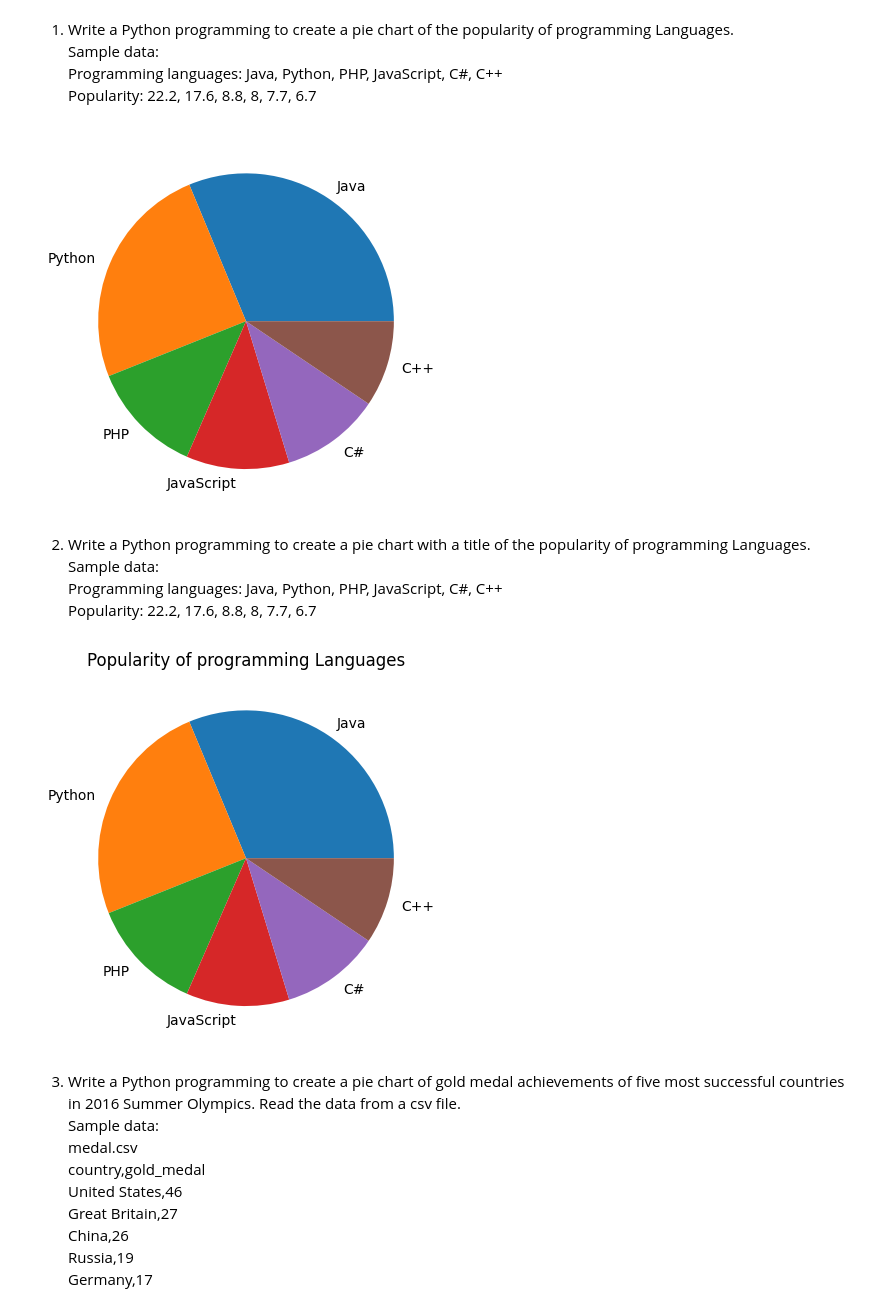
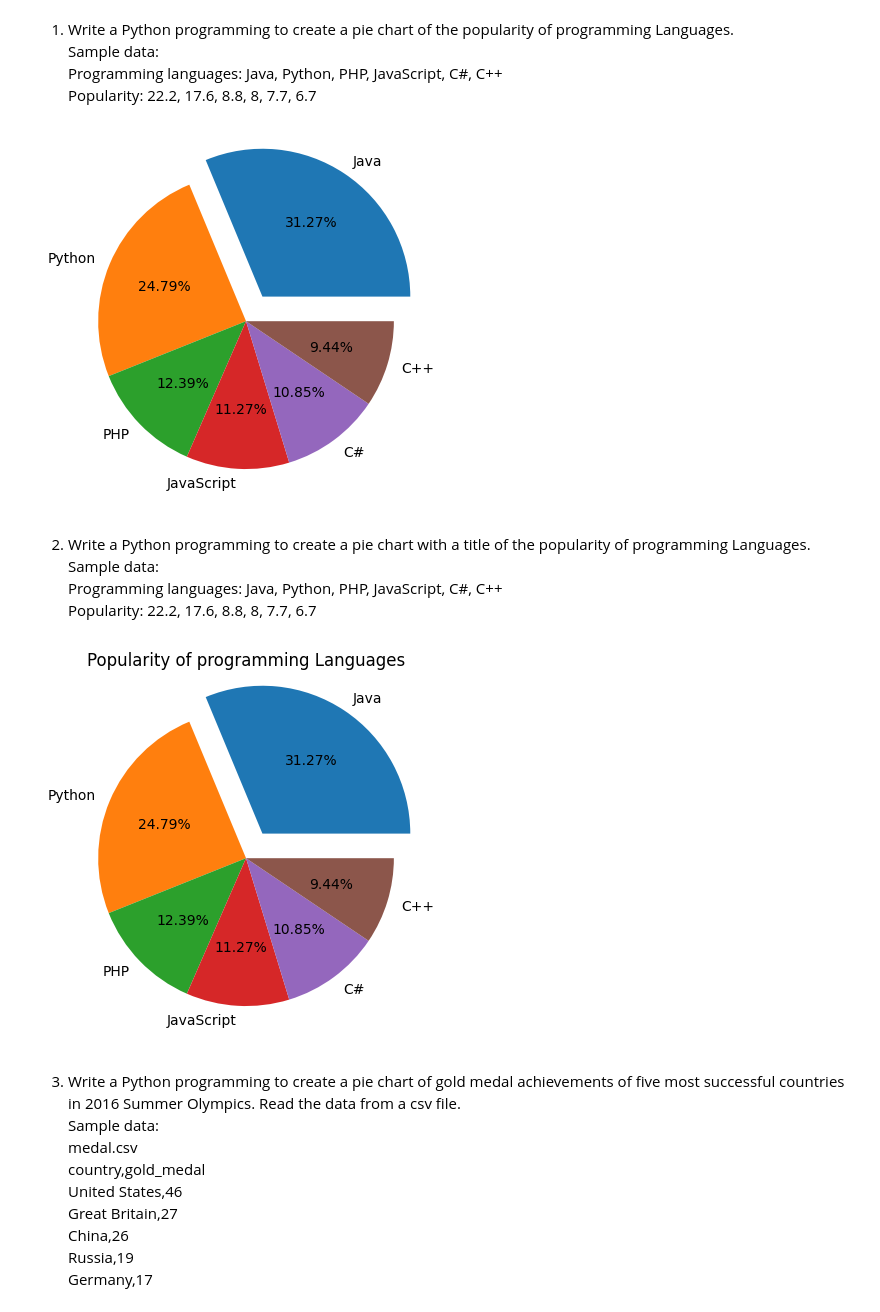
Before and after one commit to ash123-8055/Python-Libraries, a Jupyter notebook: matplotlib_piechart.ipynb, the cells around one changed output. Drawn from its saved outputs; the diff is of its cells as text; code cells hidden in the pictures.

Commit message:
[Ashwin] Fix: changed a feature in pie chart to show percentages.

```diff
--- a/matplotlib_piechart.ipynb
+++ b/matplotlib_piechart.ipynb
@@ -15,10 +15,10 @@ Popularity: 22.2, 17.6, 8.8, 8, 7.7, 6.7
 # %%
 language=["Java","Python","PHP","JavaScript","C#","C++"]
 popularity=[22.2,17.6,8.8,8,7.7,6.7]
-plt.pie(popularity,labels=language)
+plt.pie(popularity,labels=language,autopct="%1.2f%%",explode=[0.2,0,0,0,0,0])
 plt.show()
 # %% [output]
-[figure, old version]
+[figure, new version]
 # %% [markdown]
 2. Write a Python programming to create a pie chart with a title of the popularity of programming
 Languages.<br>
@@ -28,11 +28,11 @@ Popularity: 22.2, 17.6, 8.8, 8, 7.7, 6.7
 # %%
 language=["Java","Python","PHP","JavaScript","C#","C++"]
 popularity=[22.2,17.6,8.8,8,7.7,6.7]
-plt.pie(popularity,labels=language)
+plt.pie(popularity,labels=language,autopct="%1.2f%%",explode=[0.2,0,0,0,0,0])
 plt.title("Popularity of programming Languages")
 plt.show()
 # %% [output]
-[figure, old version]
+[figure, new version]
 # %% [markdown]
 3. Write a Python programming to create a pie chart of gold medal achievements of five most
 successful countries in 2016 Summer Olympics. Read the data from a csv file.<br>
```
Also changed, not shown: parts of 1 cell of this notebook.
